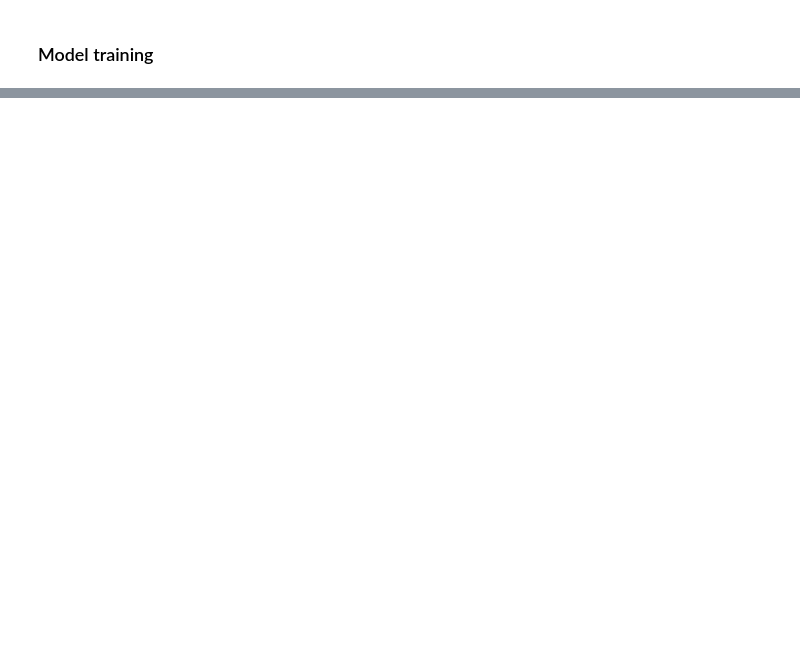
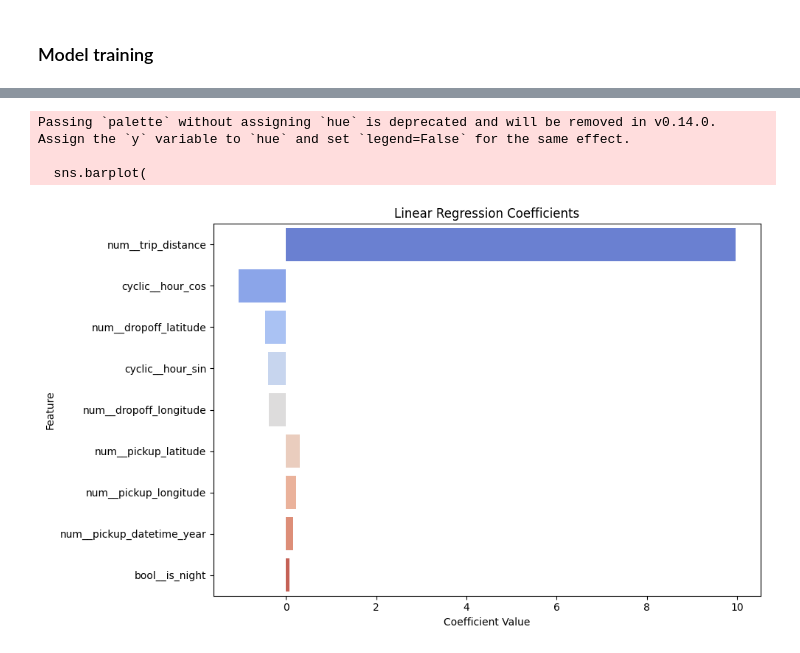
Before and after one commit to napsugark/nyc_taxi_fare_prediction, a Jupyter notebook: notebooks/modelling.ipynb, the cells around one changed output, grey strips where cells are left out. Cells and saved outputs as stored; diff of their text form; code cells hidden in the pictures; blank space fills up the shorter version.

```diff
--- a/notebooks/modelling.ipynb
+++ b/notebooks/modelling.ipynb
@@ -58,20 +102,0 @@ df.drop(['pickup_datetime_hour', 'pickup_datetime_dayofweek',
-# %%
-numeric_features = ['pickup_longitude', 'pickup_latitude',
-                    'dropoff_longitude', 'dropoff_latitude', 'trip_distance',
-                    'passenger_count', 'pickup_datetime_year']
-
-bool_features = ['pickup_datetime_is_weekend', 'is_late_night', 'is_night',
-                 'is_early_morning', 'is_rush_hour']
-
-cyclic_features = ['hour_sin', 'hour_cos', 'dow_sin', 'dow_cos',
-                   'month_sin', 'month_cos', 'doy_sin', 'doy_cos']
-
-all_features = numeric_features + bool_features + cyclic_features
-
-preprocessor = ColumnTransformer(
-    transformers=[
-        ('num', StandardScaler(), numeric_features),
-        ('passthrough_bool', 'passthrough', bool_features),
-        ('passthrough_cyclic', 'passthrough', cyclic_features),
-    ]
-)
@@ -167,0 +176,27 @@ Intercept: 12.823490951831921
+# %%
+import matplotlib.pyplot as plt
+import seaborn as sns
+
+# Sort by absolute value for better visualization
+coefs["abs_coefficient"] = coefs["coefficient"].abs()
+coefs_sorted = coefs.sort_values("abs_coefficient", ascending=False)
+
+plt.figure(figsize=(10, 6))
+sns.barplot(
+    data=coefs_sorted,
+    x="coefficient",
+    y="feature",
+    palette="coolwarm",
+    orient="h"
+)
+
+plt.title("Linear Regression Coefficients")
+plt.xlabel("Coefficient Value")
+plt.ylabel("Feature")
+plt.tight_layout()
+plt.show()
+# %% [output]
+Passing `palette` without assigning `hue` is deprecated and will be removed in v0.14.0. Assign the `y` variable to `hue` and set `legend=False` for the same effect.
+
+  sns.barplot(
+[figure, added]
```
Also changed, not shown: parts of 20 cells of this notebook.
